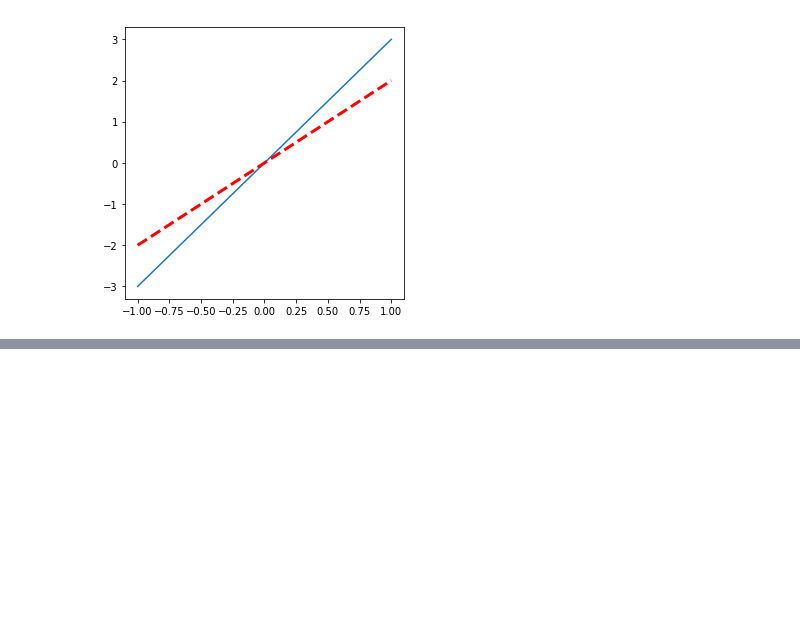
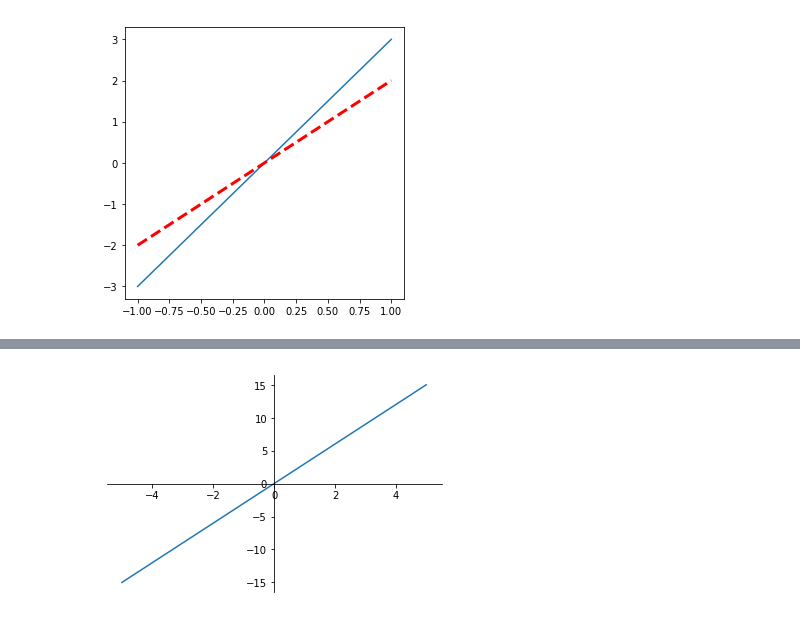
Before and after one commit to Lahn20/Trials, a Jupyter notebook: Commit and Push Trials.ipynb, the cells around one changed output, grey strips where cells are left out. Cells and saved outputs as stored; diff of their text form; code cells hidden in the pictures; blank space fills up the shorter version.

Commit message:
Add info about setting X-axis, moving spines

```diff
--- a/Commit and Push Trials.ipynb
+++ b/Commit and Push Trials.ipynb
@@ -38,0 +89,19 @@ plt.show()
+# %%
+x = np.linspace(-5, 5, 500)
+y = 3 * x
+plt.plot(x, y)
+
+ax = plt.gca()   #gca = 'get current axis'
+
+ax.spines['right'].set_color('none')   #右边轴颜色改为无
+ax.spines['top'].set_color('none')     #上边轴颜色改为无
+
+ax.xaxis.set_ticks_position('bottom')  #设下边轴为X轴
+ax.yaxis.set_ticks_position('left')    #设左边轴为y轴
+
+ax.spines['bottom'].set_position(('data', 0))  #把下边轴移到Y轴0刻度
+ax.spines['left'].set_position(('data', 0))    #把左边轴移到x轴0刻度
+
+plt.show()
+# %% [output]
+[figure, added]
```
Also changed, not shown: parts of 9 cells of this notebook.
